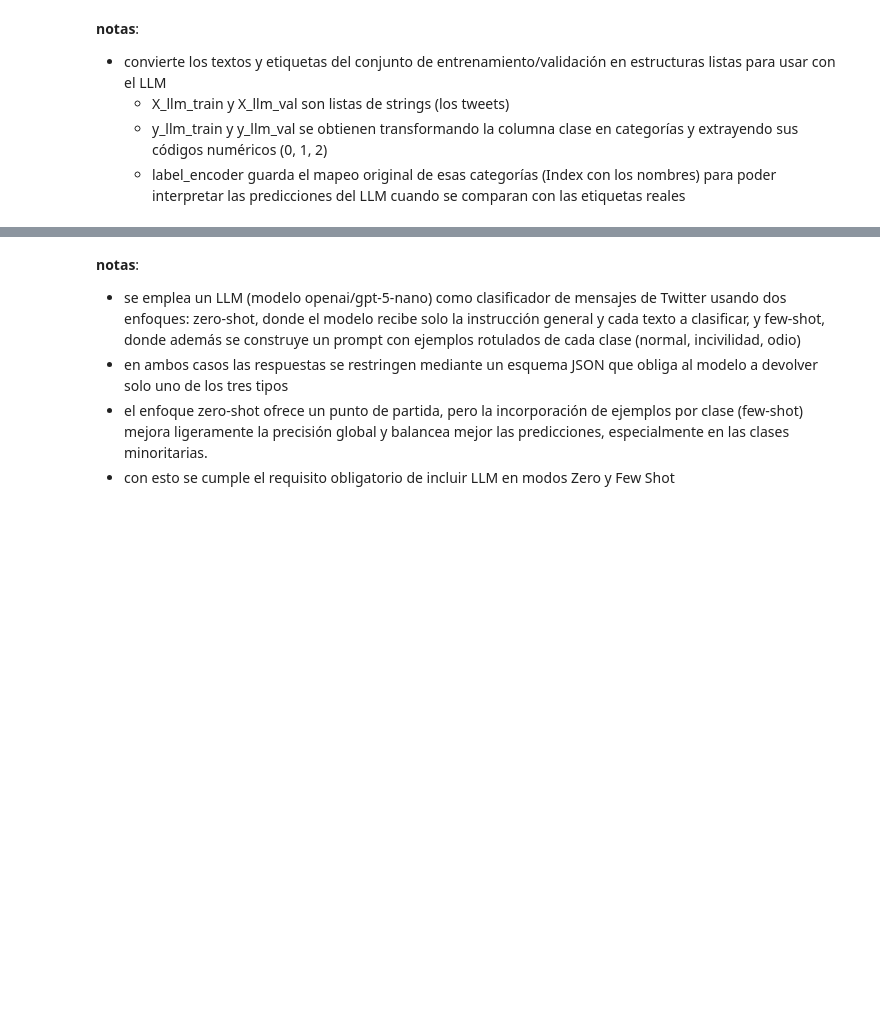
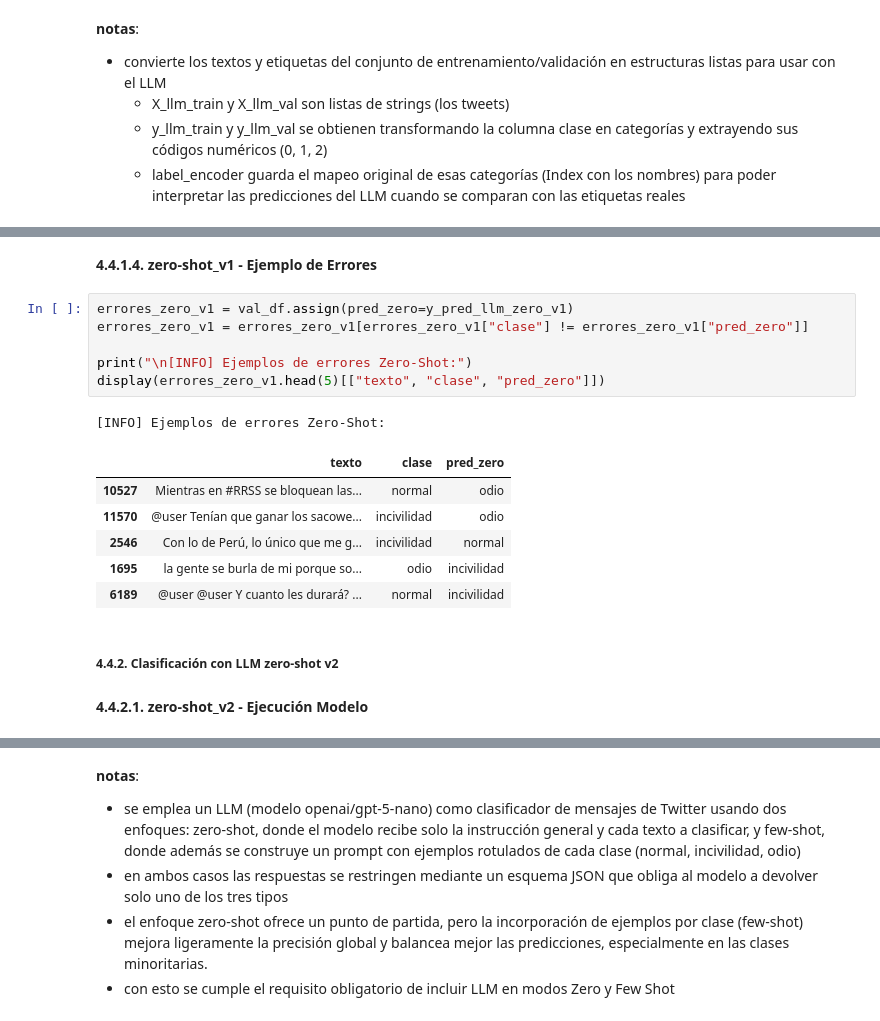
Before and after one commit to mborquezb/nlp-text-representations-and-supervised-models, a Jupyter notebook: mbb-cc66q-1-assignment-2.ipynb, the cells around one changed output, grey strips where cells are left out. Saved outputs shown, nothing was run; the diff lists cells and outputs as text; blank space fills up the shorter version.

```diff
--- a/mbb-cc66q-1-assignment-2.ipynb
+++ b/mbb-cc66q-1-assignment-2.ipynb
@@ -2396,0 +2531,20 @@ plt.show()
+# %% [markdown]
+**4.4.1.4. zero-shot_v1 - Ejemplo de Errores**
+# %%
+errores_zero_v1 = val_df.assign(pred_zero=y_pred_llm_zero_v1)
+errores_zero_v1 = errores_zero_v1[errores_zero_v1["clase"] != errores_zero_v1["pred_zero"]]
+
+print("\n[INFO] Ejemplos de errores Zero-Shot:")
+display(errores_zero_v1.head(5)[["texto", "clase", "pred_zero"]])
+# %% [output]
+[INFO] Ejemplos de errores Zero-Shot:
+|  | texto | clase | pred_zero |
+| 10527 | Mientras en #RRSS se bloquean las... | normal | odio |
+| 11570 | @user Tenían que ganar los sacowe... | incivilidad | odio |
+| 2546 | Con lo de Perú, lo único que me g... | incivilidad | normal |
+| 1695 | la gente se burla de mi porque so... | odio | incivilidad |
+| 6189 | @user @user Y cuanto les durará? ... | normal | incivilidad |
+# %% [markdown]
+##### 4.4.2. Clasificación con LLM zero-shot v2
+# %% [markdown]
+**4.4.2.1. zero-shot_v2 - Ejecución Modelo**
```
Also changed, not shown: parts of 87 cells of this notebook, 33 other files.
